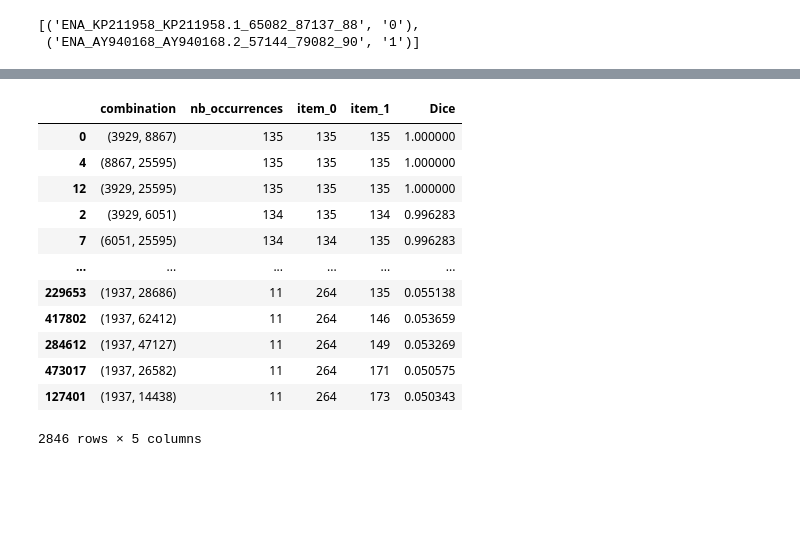
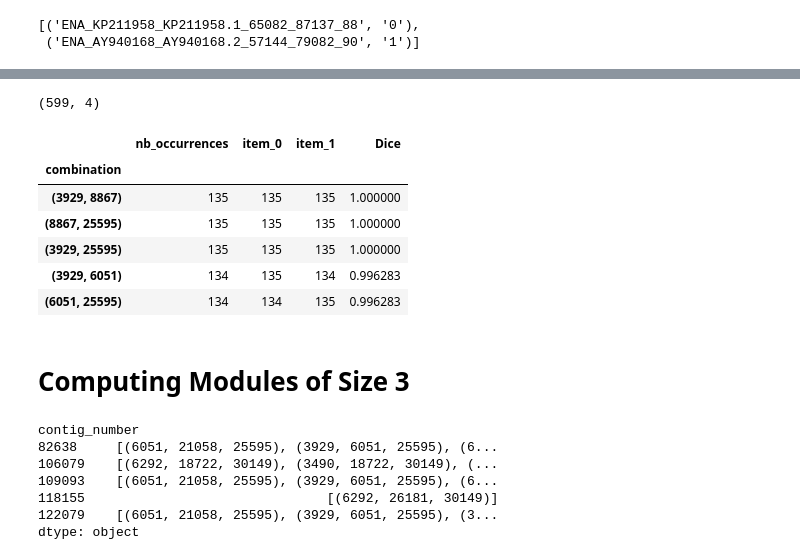
Before and after one commit to mahdi-b/phaage-g2p, a Jupyter notebook: windowd_approach.ipynb, the cells around one changed output, grey strips where cells are left out. Saved outputs shown, nothing was run; the diff lists cells and outputs as text; code cells hidden in the pictures; blank space fills up the shorter version.

Commit message:
updated scripts to parse groups

```diff
--- a/windowd_approach.ipynb
+++ b/windowd_approach.ipynb
@@ -45,3 +45,0 @@ data.head(2)
-# %%
-x = data[data.contig_id == "AB012574.1"].sort_values(by="ORF_location_on_contig")
-x
@@ -80,3 +98,0 @@ def find_pairs_in_window(group, window_size=8):
-# %%
-combination_2_contigs = data.groupby("contig_number").apply(find_pairs_in_window)
-combination_2_contigs
@@ -97,9 +99,7 @@ Length: 2480, dtype: object
 # %%
-combination_2 = list(itertools.chain(*combination_2_contigs.values))
-combination_2_counts =  Counter(combination_2)
-
-
+combination_2_counts = Counter(itertools.chain(*combination_2_contigs.values))
 combination_2_counts = pd.DataFrame(combination_2_counts.items())
 combination_2_counts.columns = ["combination", "nb_occurrences"]
-combination_2_counts.head(2)
+combination_2_counts = combination_2_counts.set_index("combination")
+combination_2_counts.head()
 # %% [output]
@@ -130,8 +113,4 @@ contig_counts.head()
 # %%
-subset_size = len(combination_2_counts.iloc[0].combination)
-for i in range(subset_size):
-    a = combination_2_counts.combination.apply(lambda x: x[i])
-    combination_2_counts.loc[:, f"item_{i}"] = contig_counts.loc[a].nb_occurrences.values
-
-combination_2_counts["Dice"] =     (2 * combination_2_counts["nb_occurrences"]) / (combination_2_counts["item_0"]  + combination_2_counts["item_1"] )
-combination_2_counts.head(20)
+combination_2_counts["item_0"] = contig_counts.loc[combination_2_counts.index.map(lambda x: x[0])].values
+combination_2_counts["item_1"] = contig_counts.loc[combination_2_counts.index.map(lambda x: x[1])].values
+combination_2_counts["Dice"] = (2 * combination_2_counts.nb_occurrences) / (combination_2_counts.item_0 + combination_2_counts.item_1)
@@ -156,17 +117,26 @@ combination_2_counts.head(20)
 # %%
-# Filtering co-occurrences that are less than 10
-combination_2_counts[combination_2_counts.nb_occurrences > 10].sort_values(by=["nb_occurrences", "Dice"], ascending=False)
+combination_2_counts_filtered = combination_2_counts[(combination_2_counts.nb_occurrences > 10) & (combination_2_counts.Dice > 0.3)].sort_values(by=["nb_occurrences", "Dice"], ascending=False)
+print(combination_2_counts_filtered.shape)
+combination_2_counts_filtered.head()
 # %% [output]
+(599, 4)
-|  | combination | nb_occurrences | item_0 | item_1 | Dice |
-| 0 | (3929, 8867) | 135 | 135 | 135 | 1.000000 |
-| 4 | (8867, 25595) | 135 | 135 | 135 | 1.000000 |
-| 12 | (3929, 25595) | 135 | 135 | 135 | 1.000000 |
-| 2 | (3929, 6051) | 134 | 135 | 134 | 0.996283 |
-| 7 | (6051, 25595) | 134 | 134 | 135 | 0.996283 |
-| ... | ... | ... | ... | ... | ... |
-| 229653 | (1937, 28686) | 11 | 264 | 135 | 0.055138 |
-| 417802 | (1937, 62412) | 11 | 264 | 146 | 0.053659 |
-| 284612 | (1937, 47127) | 11 | 264 | 149 | 0.053269 |
-| 473017 | (1937, 26582) | 11 | 264 | 171 | 0.050575 |
-| 127401 | (1937, 14438) | 11 | 264 | 173 | 0.050343 |
+|  | nb_occurrences | item_0 | item_1 | Dice |
+| combination |  |  |  |  |
+| (3929, 8867) | 135 | 135 | 135 | 1.000000 |
+| (8867, 25595) | 135 | 135 | 135 | 1.000000 |
+| (3929, 25595) | 135 | 135 | 135 | 1.000000 |
+| (3929, 6051) | 134 | 135 | 134 | 0.996283 |
+| (6051, 25595) | 134 | 134 | 135 | 0.996283 |
-2846 rows × 5 columns
+# %% [markdown]
+# Computing Modules of Size 3
+# %%
+combination_3_contigs = data.groupby("contig_number").apply(find_size_n_in_window, set_size=3, window_size=8)
+combination_3_contigs.head()
+# %% [output]
+contig_number
+82638     [(6051, 21058, 25595), (3929, 6051, 25595), (6...
+106079    [(6292, 18722, 30149), (3490, 18722, 30149), (...
+109093    [(6051, 21058, 25595), (3929, 6051, 25595), (6...
+118155                               [(6292, 26181, 30149)]
+122079    [(6051, 21058, 25595), (3929, 6051, 25595), (3...
+dtype: object
```
Also changed, not shown: parts of 32 cells of this notebook.
